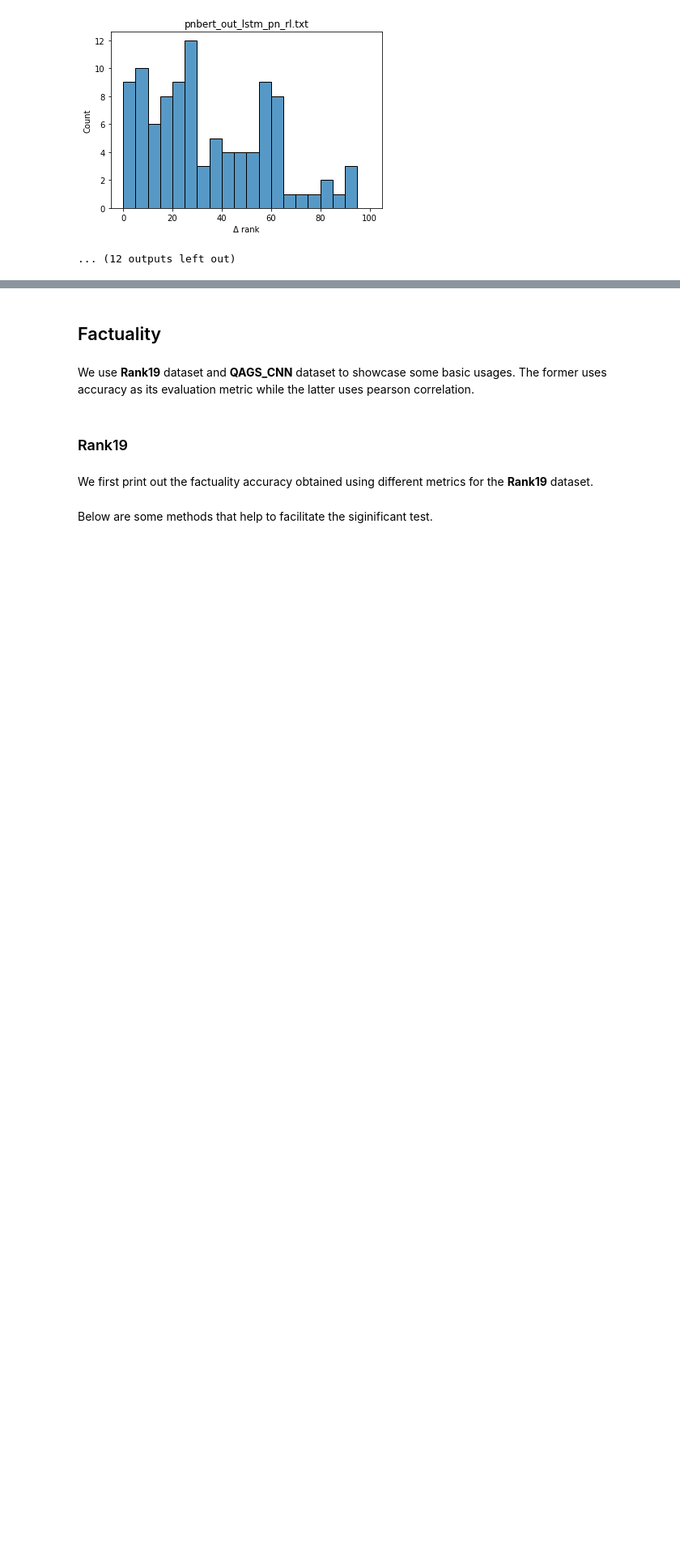
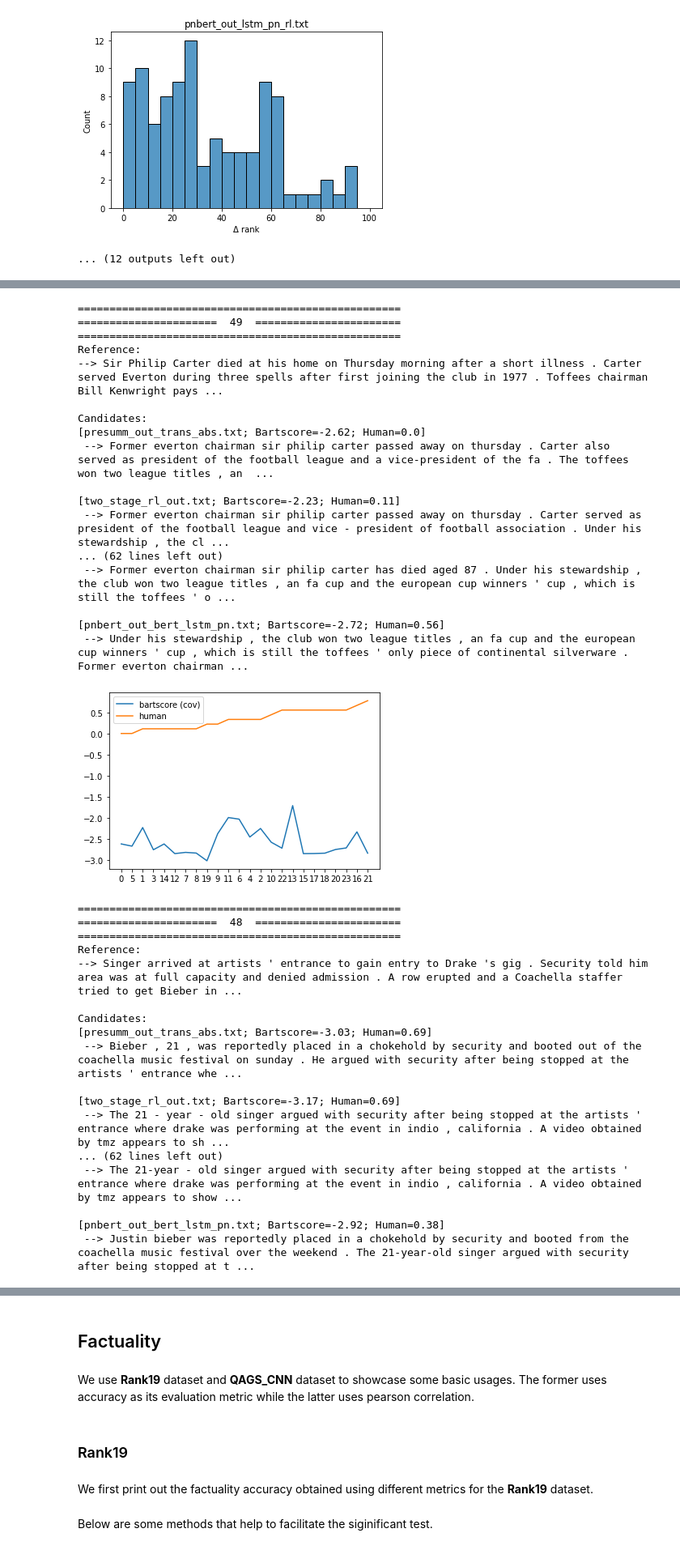
Before and after one commit to PastelBelem8/BARTScore, a Jupyter notebook: analysis.ipynb, the cells around one changed output, grey strips where cells are left out. Shown at 81% size. Saved outputs shown, nothing was run; the diff lists cells and outputs as text; code cells hidden in the pictures; blank space fills up the shorter version.

```diff
--- a/analysis.ipynb
+++ b/analysis.ipynb
@@ -375,0 +500,66 @@ sns.regplot(data=data, y="candidate_len", x="bart_score_cnn_hypo_ref")
+# %%
+lower_bart_ids = [49, 48, 88, 63, 22]
+
+for low_id in lower_ids:
+    print("===================================================")
+    print(f"======================  {low_id}  =======================")
+    print("===================================================")
+    print("Reference:\n-->", summ_stat.data[low_id]["ref_summ"], "\n")
+
+    sys_outputs = summ_stat.data[low_id]["sys_summs"]
+    print("Candidates:")
+
+    bart_scores = []
+    human_scores = []
+    for model_name, model_outputs in sys_outputs.items():
+        bart_score = model_outputs["scores"]["bart_score_cnn_hypo_ref"]
+        human_score = model_outputs["scores"]["litepyramid_recall"]
+
+        print(f"[{model_name}; Bartscore={round(bart_score, 2)}; Human={round(human_score, 2)}]\n -->", model_outputs["sys_summ"], "\n")
+        bart_scores.append(bart_score)
+        human_scores.append(human_score)w
+
+    bart_scores = np.array(bart_scores)
+    human_scores = np.array(human_scores)
+    sort_ix = np.argsort(human_scores)
+
+    sns.lineplot(x=np.arange(24), y=bart_scores[sort_ix], label="bartscore (cov)")
+    sns.lineplot(x=np.arange(24), y=human_scores[sort_ix], label="human")
+    plt.xticks(ticks=np.arange(24), labels=sort_ix)
+    plt.show()
+# %% [output]
+===================================================
+======================  49  =======================
+===================================================
+Reference:
+--> Sir Philip Carter died at his home on Thursday morning after a short illness . Carter served Everton during three spells after first joining the club in 1977 . Toffees chairman Bill Kenwright pays ...
+
+Candidates:
+[presumm_out_trans_abs.txt; Bartscore=-2.62; Human=0.0]
+ --> Former everton chairman sir philip carter passed away on thursday . Carter also served as president of the football league and a vice-president of the fa . The toffees won two league titles , an  ...
+
+[two_stage_rl_out.txt; Bartscore=-2.23; Human=0.11]
+ --> Former everton chairman sir philip carter passed away on thursday . Carter served as president of the football league and vice - president of football association . Under his stewardship , the cl ...
+... (62 lines left out)
+ --> Former everton chairman sir philip carter has died aged 87 . Under his stewardship , the club won two league titles , an fa cup and the european cup winners ' cup , which is still the toffees ' o ...
+
+[pnbert_out_bert_lstm_pn.txt; Bartscore=-2.72; Human=0.56]
+ --> Under his stewardship , the club won two league titles , an fa cup and the european cup winners ' cup , which is still the toffees ' only piece of continental silverware . Former everton chairman ...
+[figure, added]
+===================================================
+======================  48  =======================
+===================================================
+Reference:
+--> Singer arrived at artists ' entrance to gain entry to Drake 's gig . Security told him area was at full capacity and denied admission . A row erupted and a Coachella staffer tried to get Bieber in ...
+
+Candidates:
+[presumm_out_trans_abs.txt; Bartscore=-3.03; Human=0.69]
+ --> Bieber , 21 , was reportedly placed in a chokehold by security and booted out of the coachella music festival on sunday . He argued with security after being stopped at the artists ' entrance whe ...
+
+[two_stage_rl_out.txt; Bartscore=-3.17; Human=0.69]
+ --> The 21 - year - old singer argued with security after being stopped at the artists ' entrance where drake was performing at the event in indio , california . A video obtained by tmz appears to sh ...
+... (62 lines left out)
+ --> The 21-year - old singer argued with security after being stopped at the artists ' entrance where drake was performing at the event in indio , california . A video obtained by tmz appears to show ...
+
+[pnbert_out_bert_lstm_pn.txt; Bartscore=-2.92; Human=0.38]
+ --> Justin bieber was reportedly placed in a chokehold by security and booted from the coachella music festival over the weekend . The 21-year-old singer argued with security after being stopped at t ...
```
Also changed, not shown: parts of 14 cells of this notebook.
